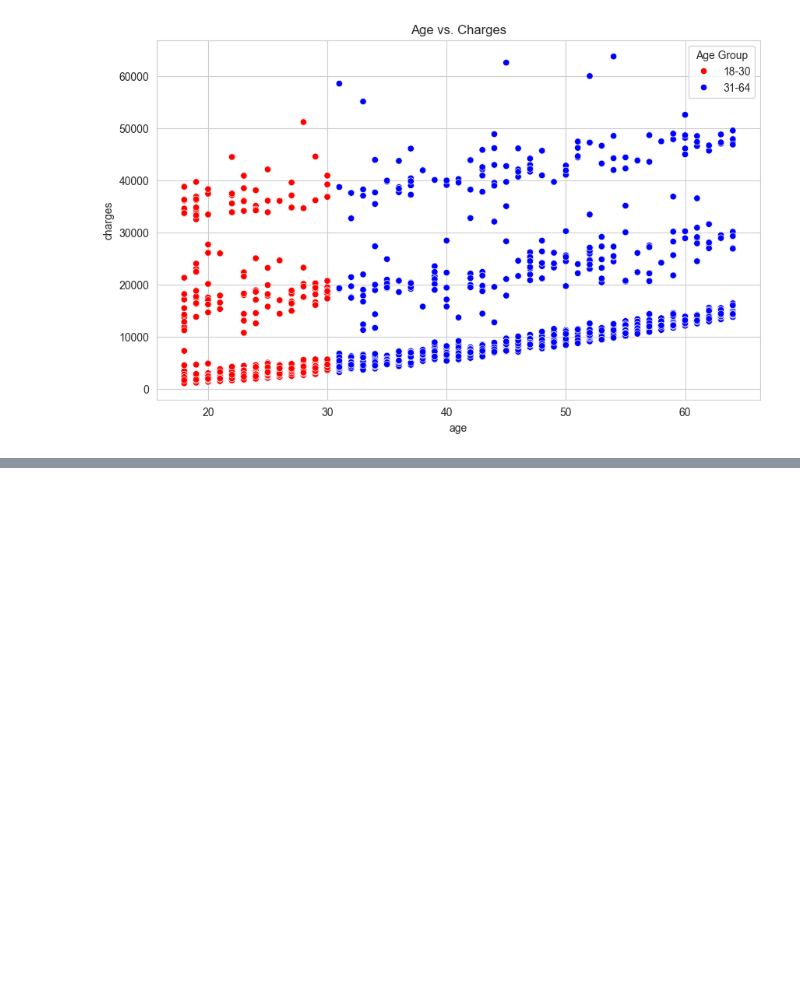
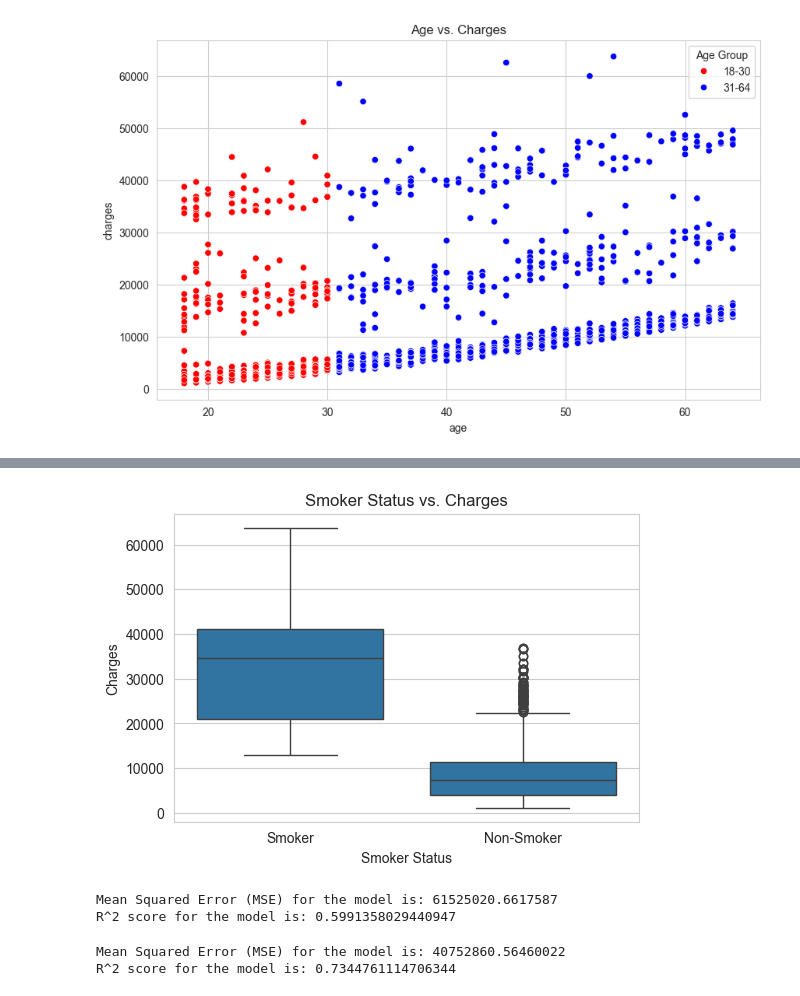
Before and after one commit to GirmaSis/Data_analytics_on_medical_insurance_costs, a Jupyter notebook: medical_costs.ipynb, the cells around one changed output, grey strips where cells are left out. Saved outputs shown, nothing was run; the diff lists cells and outputs as text; code cells hidden in the pictures; blank space fills up the shorter version.

Commit message:
linear regression model

```diff
--- a/medical_costs.ipynb
+++ b/medical_costs.ipynb
@@ -186,0 +217,69 @@ plt.show()
+# %%
+# Visualize the strong positive correlation between smoking status and charges using a box plot
+
+plt.figure(figsize=(6, 4))
+
+# Box plot for smoker status vs. charges
+sns.boxplot(data=df_for_plot, x='smoker_yes', y='charges')
+plt.title('Smoker Status vs. Charges')
+plt.xlabel('Smoker Status')
+plt.ylabel('Charges')
+plt.show()
+# %% [output]
+[figure, added]
+# %%
+# Importing necessary libraries and reloading the dataset after code execution state reset
+from sklearn.model_selection import train_test_split
+from sklearn.linear_model import LinearRegression
+from sklearn.metrics import mean_squared_error, r2_score
+
+
+df = data_encoded.copy()
+
+# Preparing data for single variable linear regression model with 'smoker_yes' as the predictor
+X_smoker = df[['smoker_yes']]  # Predictor
+y = df['charges']  # Target
+
+# Splitting the dataset into training and testing sets
+X_train_smoker, X_test_smoker, y_train, y_test = train_test_split(X_smoker, y, test_size=0.2, random_state=42)
+
+# Creating and fitting the single variable linear regression model
+lr_smoker = LinearRegression()
+lr_smoker.fit(X_train_smoker, y_train)
+
+# Predicting charges for the test set
+y_pred_smoker = lr_smoker.predict(X_test_smoker)
+
+# Evaluating the model
+mse_smoker = mean_squared_error(y_test, y_pred_smoker)
+r2_smoker = r2_score(y_test, y_pred_smoker)
+
+print("Mean Squared Error (MSE) for the model is:", mse_smoker)
+print("R^2 score for the model is:", r2_smoker)
+# %% [output]
+Mean Squared Error (MSE) for the model is: 61525020.6617587
+R^2 score for the model is: 0.5991358029440947
+# %%
+# Preparing data for multi-variable linear regression model
+X_multi = df[['age', 'bmi', 'smoker_yes']]  # Predictors
+y = df['charges']  # Target
+
+# Splitting the dataset into training and testing sets
+X_train_multi, X_test_multi, y_train, y_test = train_test_split(X_multi, y, test_size=0.2, random_state=42)
+
+# Creating and fitting the multi-variable linear regression model
+lr_multi = LinearRegression()
+lr_multi.fit(X_train_multi, y_train)
+
+# Predicting charges for the test set
+y_pred_multi = lr_multi.predict(X_test_multi)
+
+# Evaluating the model
+mse_multi = mean_squared_error(y_test, y_pred_multi)
+r2_multi = r2_score(y_test, y_pred_multi)
+
+print("Mean Squared Error (MSE) for the model is:", mse_multi)
+print("R^2 score for the model is:", r2_multi)
+# %% [output]
+Mean Squared Error (MSE) for the model is: 40752860.56460022
+R^2 score for the model is: 0.7344761114706344
```
Also changed, not shown: parts of 1 cell of this notebook.
